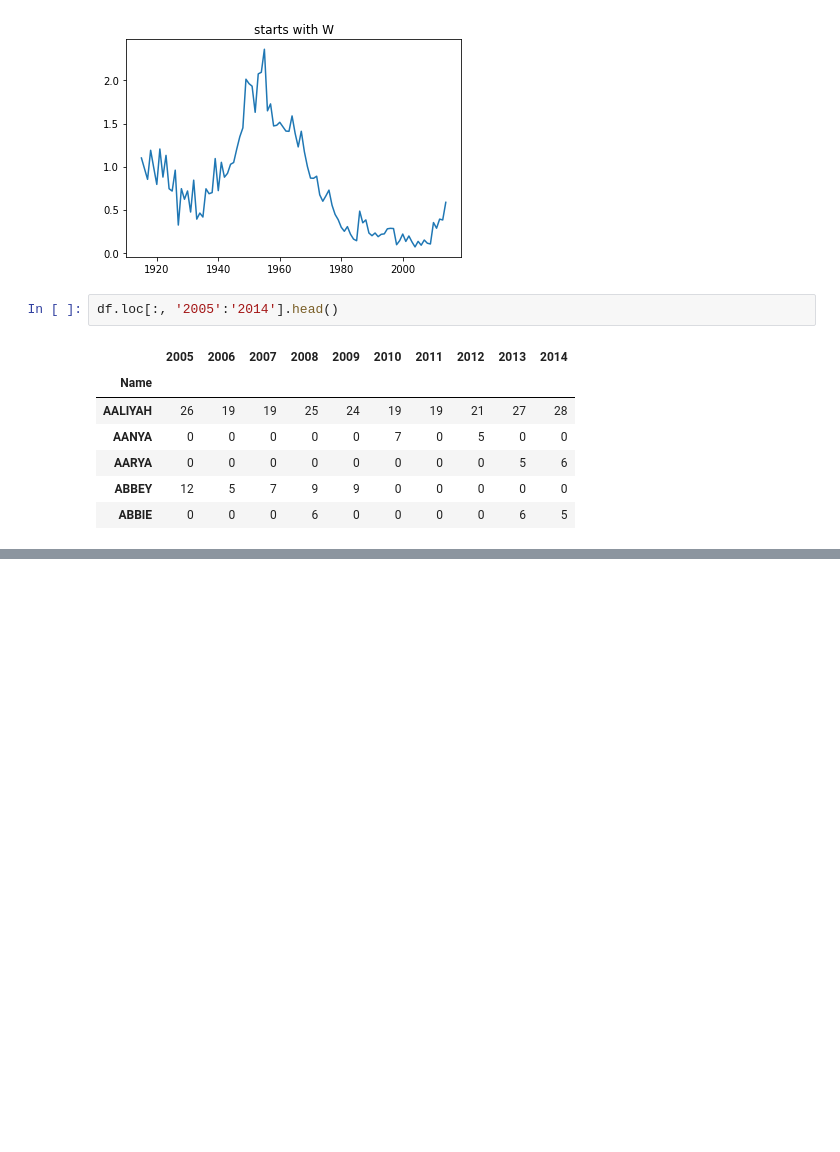
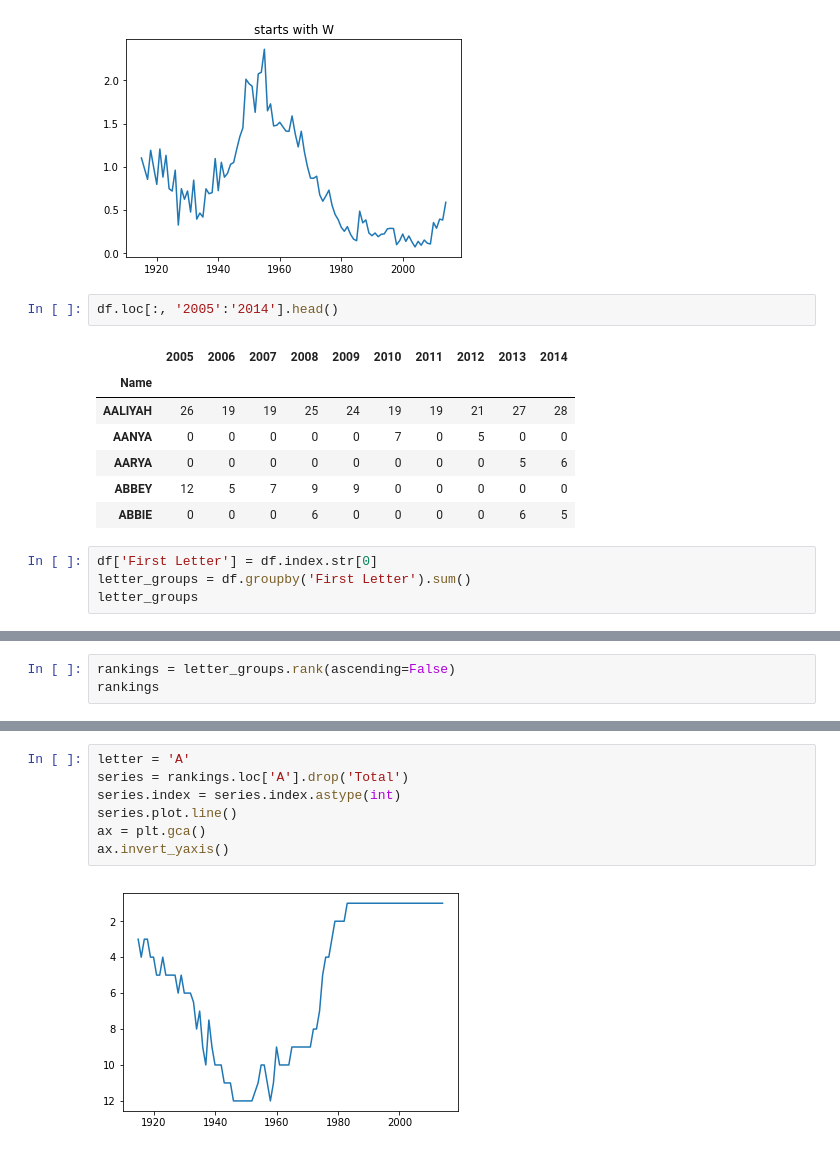
Before and after one commit to jenfly/pydata-intro-workshop, a Jupyter notebook: data-wrangling/Wrangling Baby Names Data.ipynb, the cells around one changed output, grey strips where cells are left out. Saved outputs shown, nothing was run; the diff lists cells and outputs as text; blank space fills up the shorter version.

```diff
--- a/data-wrangling.ipynb
+++ b/data-wrangling/Wrangling Baby Names Data.ipynb
@@ -249,3 +247,7 @@ df.loc[:, '2005':'2014'].head()
 | AARYA | 0 | 0 | 0 | 0 | 0 | 0 | 0 | 0 | 5 | 6 |
 | ABBEY | 12 | 5 | 7 | 9 | 9 | 0 | 0 | 0 | 0 | 0 |
 | ABBIE | 0 | 0 | 0 | 6 | 0 | 0 | 0 | 0 | 6 | 5 |
+# %%
+df['First Letter'] = df.index.str[0]
+letter_groups = df.groupby('First Letter').sum()
+letter_groups
@@ -251,0 +318,3 @@ df.loc[:, '2005':'2014'].head()
+# %%
+rankings = letter_groups.rank(ascending=False)
+rankings
@@ -251,0 +341,9 @@ df.loc[:, '2005':'2014'].head()
+# %%
+letter = 'A'
+series = rankings.loc['A'].drop('Total')
+series.index = series.index.astype(int)
+series.plot.line()
+ax = plt.gca()
+ax.invert_yaxis()
+# %% [output]
+[figure, added]
```
Also changed, not shown: parts of 7 cells of this notebook, 2 other files.
